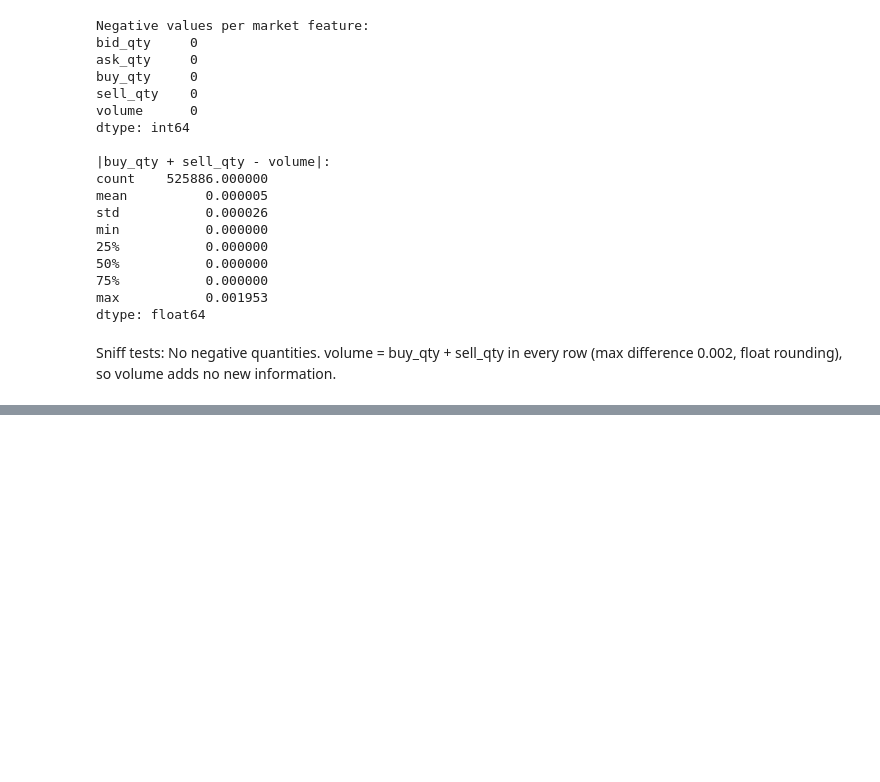
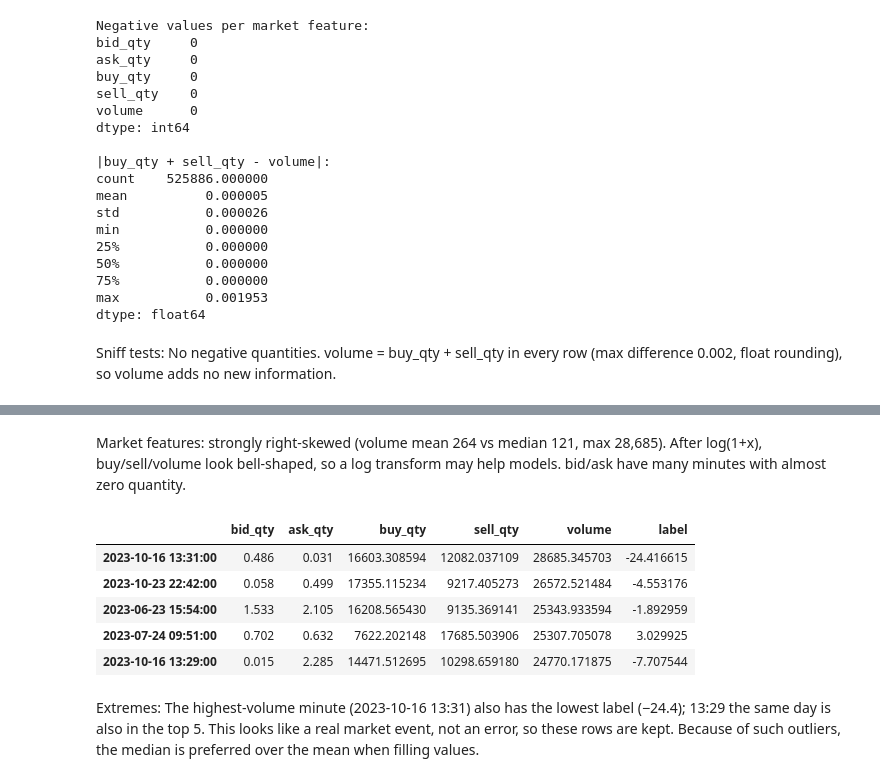
Before and after one commit to Mustafa-karcak/GROUP56_CENG313, a Jupyter notebook: assignment1_eda_baseline.ipynb, the cells around one changed output, grey strips where cells are left out. Drawn from its saved outputs; the diff is of its cells as text; code cells hidden in the pictures; blank space fills up the shorter version.

```diff
--- a/assignment1_eda_baseline.ipynb
+++ b/assignment1_eda_baseline.ipynb
@@ -139,0 +190,13 @@ Sniff tests: No negative quantities. volume = buy_qty + sell_qty in every row (m
+# %% [markdown]
+Market features: strongly right-skewed (volume mean 264 vs median 121, max 28,685). After log(1+x), buy/sell/volume look bell-shaped, so a log transform may help models. bid/ask have many minutes with almost zero quantity.
+# %%
+train.nlargest(5, 'volume')[mk + ['label']]
+# %% [output]
+|  | bid_qty | ask_qty | buy_qty | sell_qty | volume | label |
+| 2023-10-16 13:31:00 | 0.486 | 0.031 | 16603.308594 | 12082.037109 | 28685.345703 | -24.416615 |
+| 2023-10-23 22:42:00 | 0.058 | 0.499 | 17355.115234 | 9217.405273 | 26572.521484 | -4.553176 |
+| 2023-06-23 15:54:00 | 1.533 | 2.105 | 16208.565430 | 9135.369141 | 25343.933594 | -1.892959 |
+| 2023-07-24 09:51:00 | 0.702 | 0.632 | 7622.202148 | 17685.503906 | 25307.705078 | 3.029925 |
+| 2023-10-16 13:29:00 | 0.015 | 2.285 | 14471.512695 | 10298.659180 | 24770.171875 | -7.707544 |
+# %% [markdown]
+Extremes: The highest-volume minute (2023-10-16 13:31) also has the lowest label (−24.4); 13:29 the same day is also in the top 5. This looks like a real market event, not an error, so these rows are kept. Because of such outliers, the median is preferred over the mean when filling values.
```
Also changed, not shown: parts of 3 cells of this notebook.
